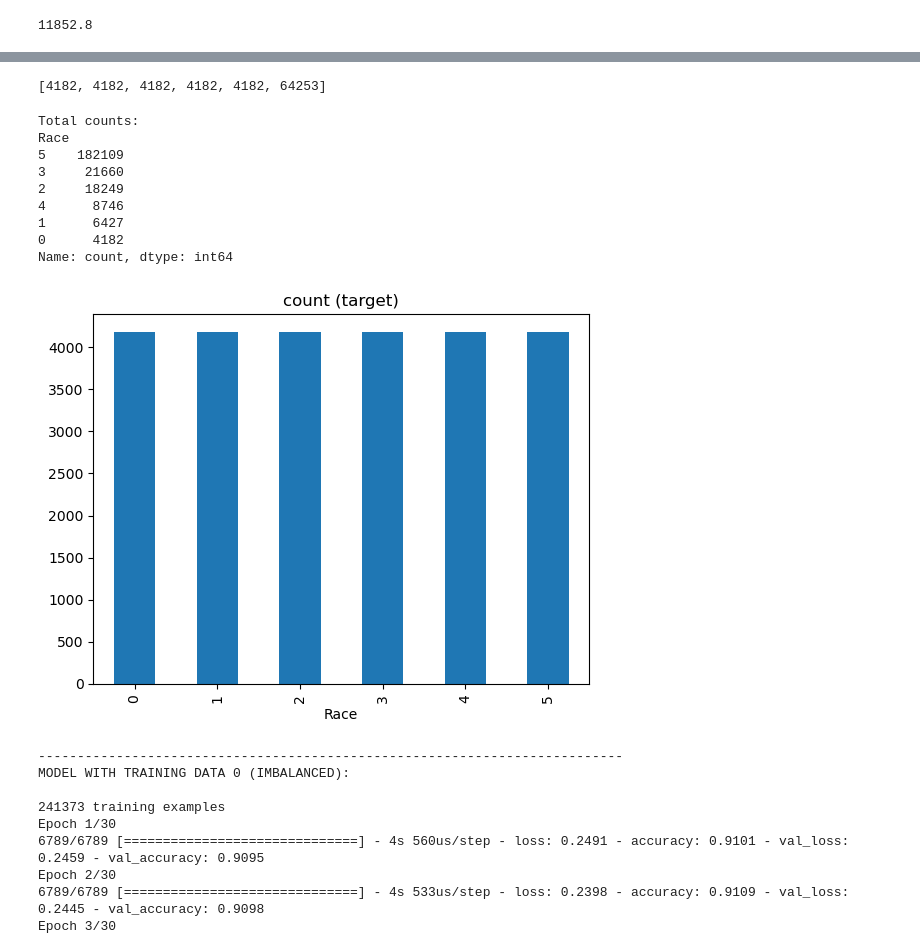
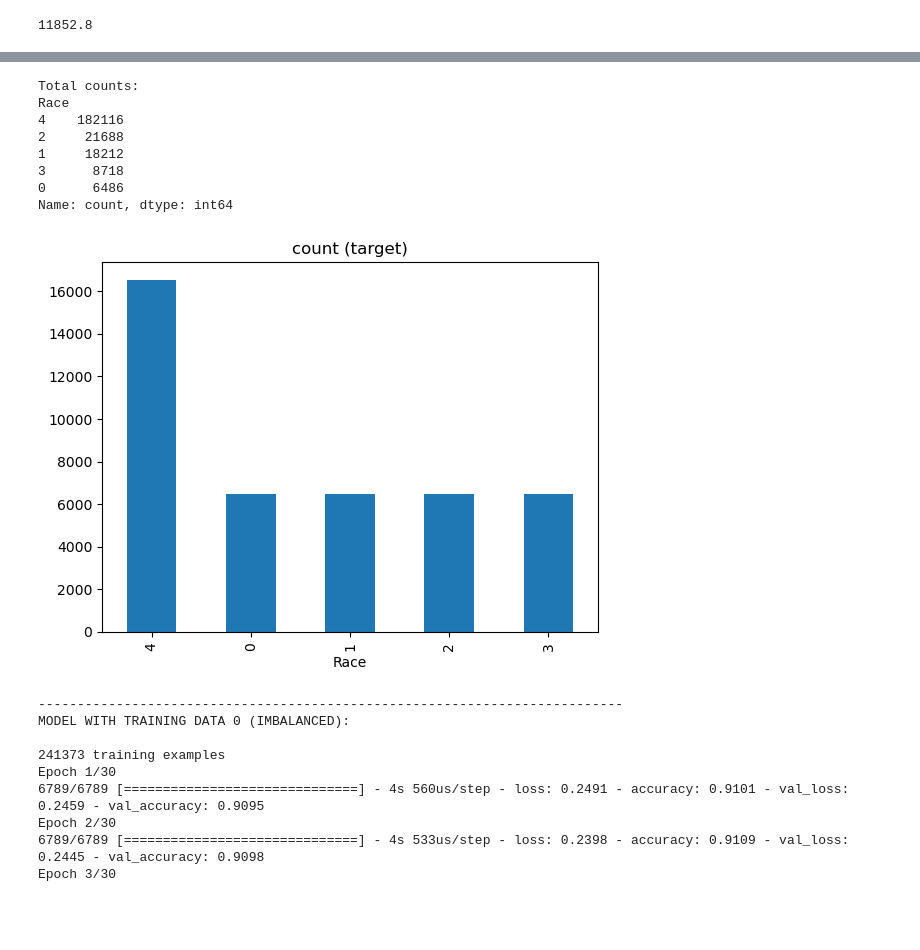
Before and after one commit to asmikumar/aidms, a Jupyter notebook: tests.ipynb, the cells around one changed output, grey strips where cells are left out. Saved outputs shown, nothing was run; the diff lists cells and outputs as text; code cells hidden in the pictures; blank space fills up the shorter version.

```diff
--- a/tests.ipynb
+++ b/tests.ipynb
@@ -321,6 +319,6 @@ counts # 0 is the limiting factor
 # %%
 min_count_nonwhite = counts[0]
-for i in range (5):
+for i in range (num_races - 1):
     min_count_nonwhite = min(min_count_nonwhite, counts[i])
 # %%
 182109 / 15.0
@@ -331,7 +329,7 @@ counts[5] * target_dist_1[0] / target_dist_1[5]
 # %% [output]
 11852.8
 # %%
-min_count_nonwhite = min(min_count_nonwhite, float(counts[5] * target_dist_1[0]) / target_dist_1[5])
+min_count_nonwhite = min(min_count_nonwhite, float(counts[num_races - 1] * target_dist_1[0]) / target_dist_1[num_races - 1])
 min_count_nonwhite = int(min_count_nonwhite)
 
 min_count_nonwhite
@@ -343,13 +341,13 @@ target_dists = [target_dist_1, target_dist_2, target_dist_3, target_dist_4]
 count_dists = []
 for target_dist in target_dists:
     min_count_nonwhite = counts[0]
-    for i in range (5):
+    for i in range (num_races - 1):
         min_count_nonwhite = min(min_count_nonwhite, counts[i])
 
-    min_count_nonwhite = min(min_count_nonwhite, float(counts[5] * target_dist[0]) / target_dist[5])
+    min_count_nonwhite = min(min_count_nonwhite, float(counts[num_races - 1] * target_dist[0]) / target_dist[num_races - 1])
     min_count_nonwhite = int(min_count_nonwhite)
 
-    count_dists.append([int(float(min_count_nonwhite * target_dist[i]) / target_dist[0]) for i in range (6)])
+    count_dists.append([int(float(min_count_nonwhite * target_dist[i]) / target_dist[0]) for i in range (num_races)])
 # %%
 count_dists
 # %% [output]
@@ -362,27 +358,24 @@ counts_dist_1 = [int(float(min_count_nonwhite * target_dist_1[i]) / target_dist_
-# %%
-counts_dist_1
-# %% [output]
-[4182, 4182, 4182, 4182, 4182, 64253]
 # %%
+classes = [training_data[training_data['Race'] == i] for i in range (num_races)]
+
 training_data_list = [training_data]
-training_data_list += [pd.concat([classes[i].sample(count_dists[j][i]) for i in range (6)], axis=0) for j in range (4)]
+training_data_list += [pd.concat([classes[i].sample(count_dists[j][i]) for i in range (num_races)], axis=0) for j in range (4)]
 # %%
 # plot the count after under-sampling
 print("Total counts:")
 print(training_data_list[0]['Race'].value_counts())
-training_data_list[4]['Race'].value_counts().plot(kind='bar', title='count (target)')
+training_data_list[3]['Race'].value_counts().plot(kind='bar', title='count (target)')
 plt.show()
 # %% [output]
 Total counts:
 Race
-5    182109
-3     21660
-2     18249
-4      8746
-1      6427
-0      4182
+4    182116
+2     21688
+1     18212
+3      8718
+0      6486
 Name: count, dtype: int64
-[figure, old version]
+[figure, new version]
 # %%
 X_test = testing_data.drop(['HeartDisease'], axis=1)
 y_test = testing_data['HeartDisease']
```
Also changed, not shown: parts of 39 cells of this notebook.
